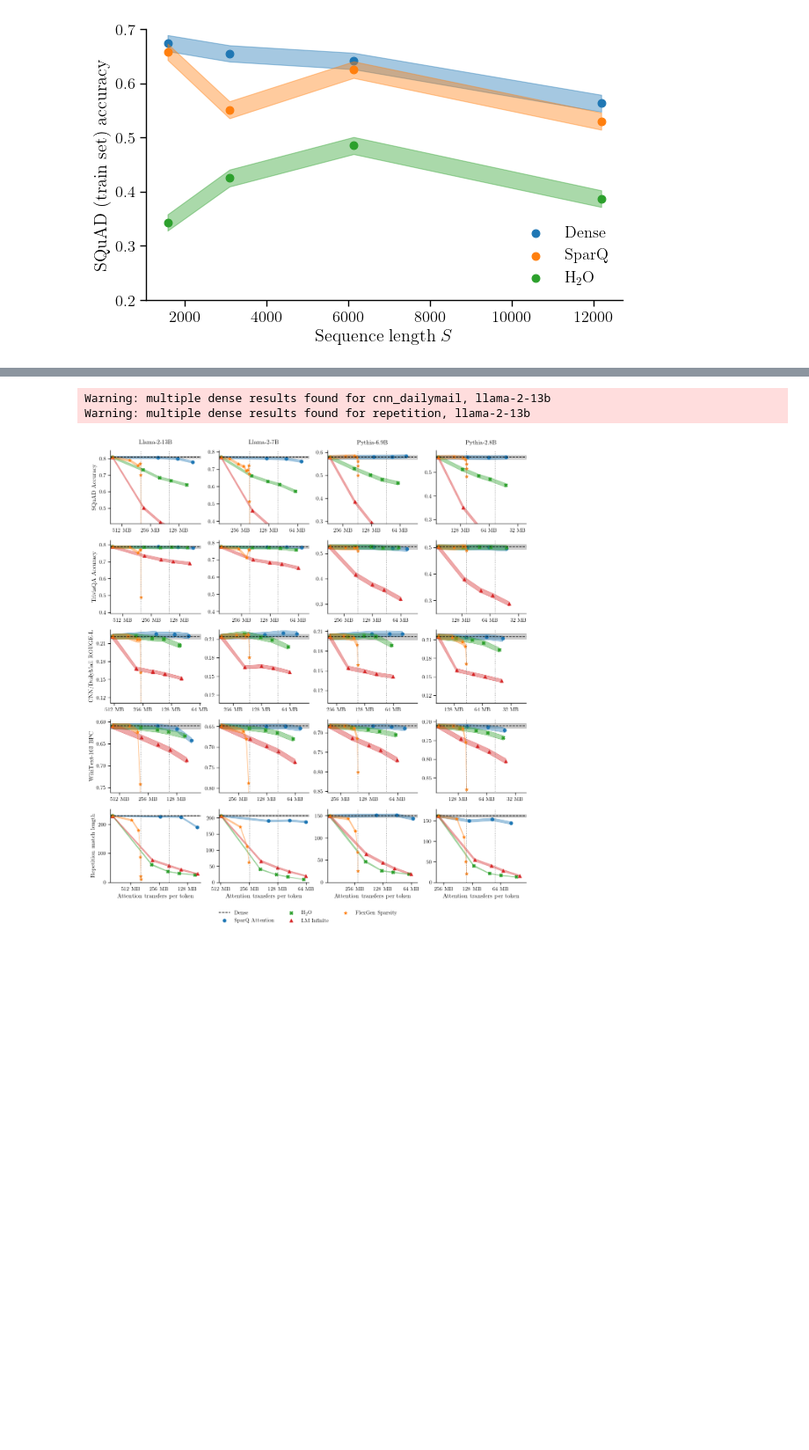
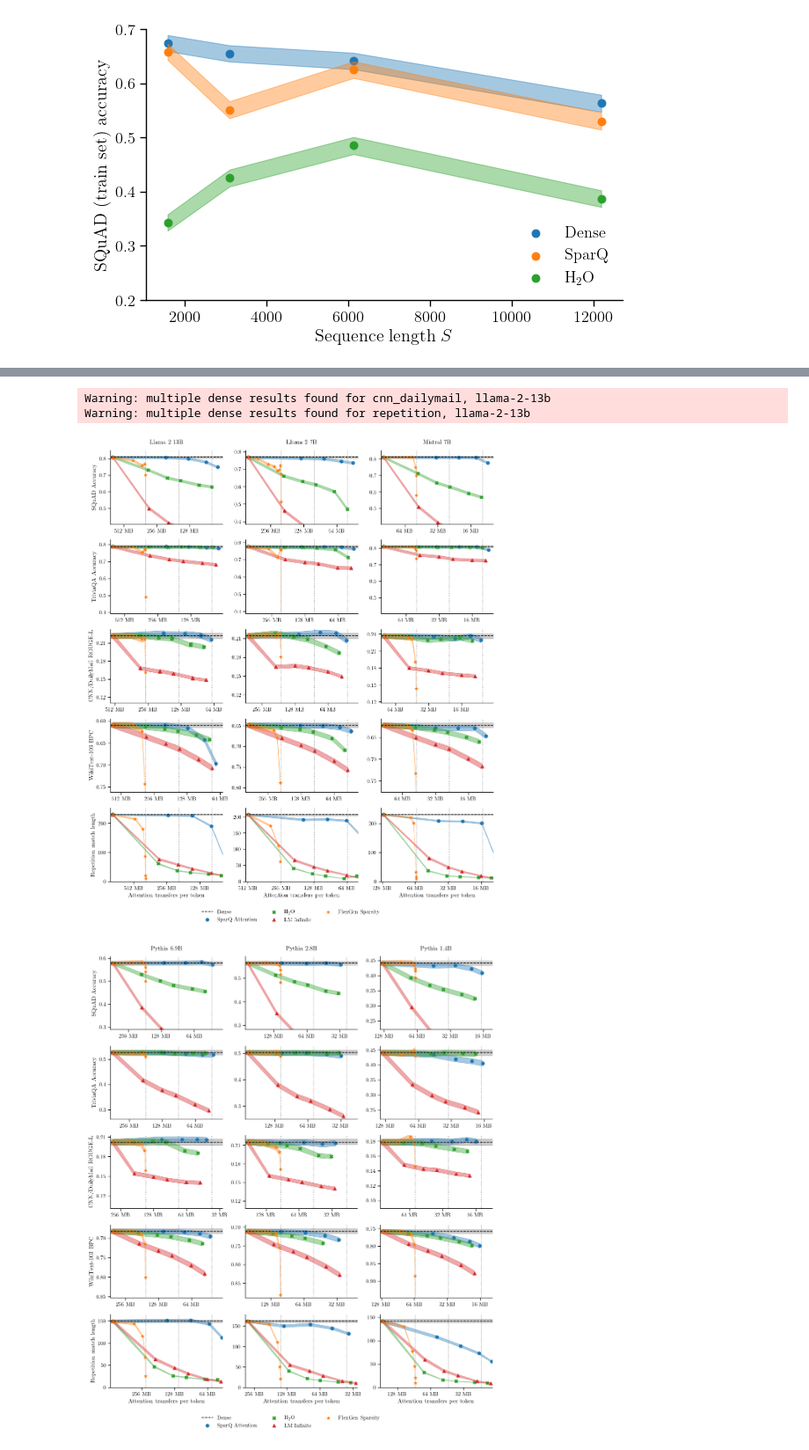
Before and after one commit to graphcore-research/llm-inference-research, a Jupyter notebook: 2023-sparse-attention/rmoe-84-paper/FiguresDO.ipynb, the cells around one changed output, grey strips where cells are left out. Shown at 88% size. Saved outputs shown, nothing was run; the diff lists cells and outputs as text; code cells hidden in the pictures; blank space fills up the shorter version.

```diff
--- a/2023-sparse-attention/rmoe-84-paper/FiguresDO.ipynb
+++ b/2023-sparse-attention/rmoe-84-paper/FiguresDO.ipynb
@@ -398,17 +412,25 @@ def show_tradeoffs(models: List[str], tasks: List[str], size: Tuple[float, float
     fig, axs = plt.subplots(len(tasks), len(models), figsize=(size[0]*len(models), size[1]*len(tasks)), squeeze=False)
     for task, axr in zip(tasks, axs):
         for model, ax in zip(models, axr):
-            show_tradeoff(model, task, title=(task == tasks[0]), xlabel=(task == tasks[-1]), ylabel=(model == models[0]), model_label=False, vlines=[2, 4], vlineslabel=False, ax=ax)
+            show_tradeoff(model, task, title=(task == tasks[0]), xlabel=(task == tasks[-1]), ylabel=(model == models[0]),
+                          model_label=False, vlines=[2, 4, 8], vlineslabel=False, ax=ax)
     plt.tight_layout(w_pad=0.5)
     fig.legend(*axs[0, 0].get_legend_handles_labels(), frameon=False,
                ncols=3, bbox_to_anchor=(0.0, -0.1, 1.0, 0.1), loc="upper center")
     return axs
 
 sns.set_context("paper", font_scale=1.2)
-show_tradeoffs(["llama-2-13b", "llama-2-7b", "pythia-6.9b", "pythia-2.8b"],  # , "pythia-1.4b"
-               ["squad", "triviaqa", "cnn_dailymail", "wikitext_bpc", "repetition"], (3, 2.5));
+show_tradeoffs(["llama-2-13b", "llama-2-7b", "mistral-7b"],
+               ["squad", "triviaqa", "cnn_dailymail", "wikitext_bpc", "repetition"], (3.7, 2.5))
 plt.savefig("out/tradeoff_grid.pdf", bbox_inches="tight")
 # %% [output]
 Warning: multiple dense results found for cnn_dailymail, llama-2-13b
 Warning: multiple dense results found for repetition, llama-2-13b
-[figure, old version]
+[figure, new version]
+# %%
+sns.set_context("paper", font_scale=1.2)
+show_tradeoffs(["pythia-6.9b", "pythia-2.8b", "pythia-1.4b"],
+               ["squad", "triviaqa", "cnn_dailymail", "wikitext_bpc", "repetition"], (3.7, 2.5))
+plt.savefig("out/tradeoff_grid_pythia.pdf", bbox_inches="tight")
+# %% [output]
+[figure, added]
```
Also changed, not shown: parts of 6 cells of this notebook.
